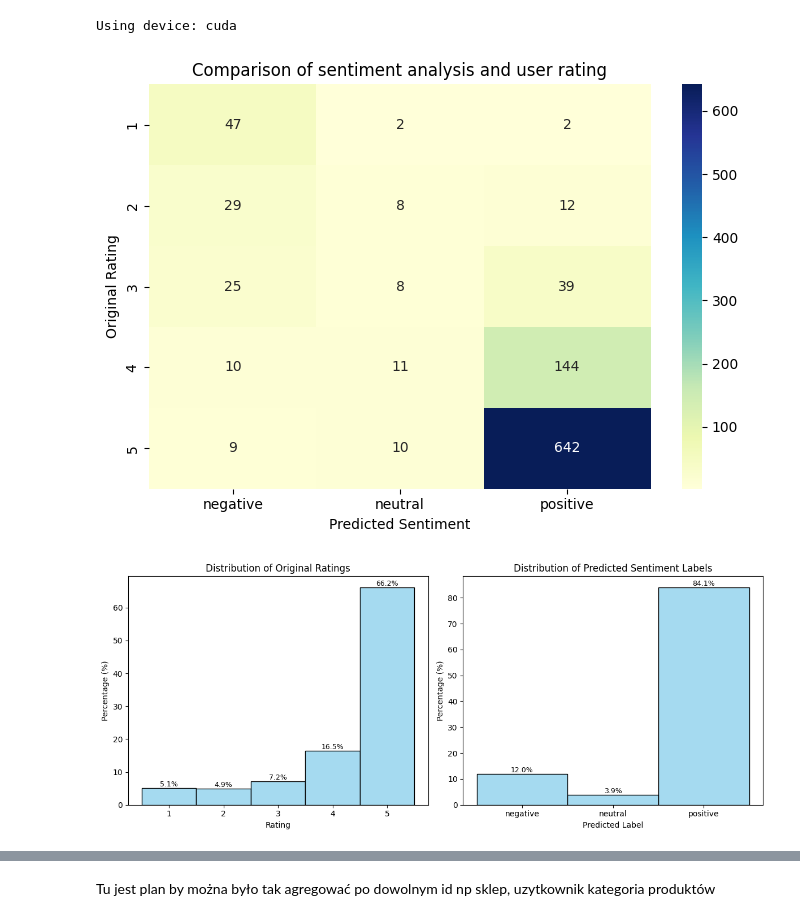
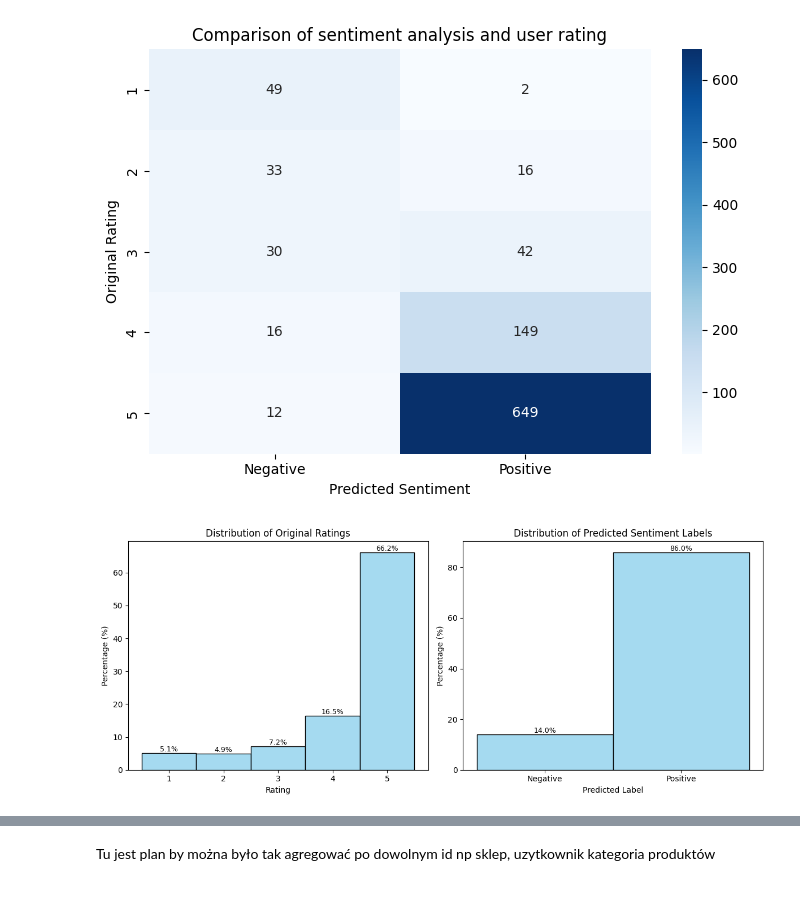
Before and after one commit to mikolaj2268/sentiment-app, a Jupyter notebook: sentiment_analysis_test.ipynb, the cells around one changed output, grey strips where cells are left out. Saved outputs shown, nothing was run; the diff lists cells and outputs as text; code cells hidden in the pictures.

```diff
--- a/sentiment_analysis_test.ipynb
+++ b/sentiment_analysis_test.ipynb
@@ -3,12 +3,10 @@ import pandas as pd
 import torch
 from transformers import AutoTokenizer, AutoModelForSequenceClassification
 from scipy.special import softmax
-from sklearn.metrics import confusion_matrix
 import seaborn as sns
 import matplotlib.pyplot as plt
 
 device = torch.device('cuda' if torch.cuda.is_available() else 'cpu')
-
 # Wczytanie modelu i tokenizerów
 MODEL = "cardiffnlp/twitter-roberta-base-sentiment"
 tokenizer = AutoTokenizer.from_pretrained(MODEL)
@@ -26,23 +24,21 @@ def classify_sentiment(text):
         output = model(**encoded_input)
     scores = output.logits[0].detach().cpu().numpy()
     scores = softmax(scores)
-    return labels[scores.argmax()]
+    return "Positive" if scores[0]< scores[2] else "Negative"
 
 df = df[df['review_text'].notnull()]
 df['predicted_label'] = df['review_text'].apply(classify_sentiment)
-# %% [output]
-Using device: cuda
 # %%
 pivot = pd.crosstab(df['rating'], df['predicted_label'])
 plt.figure(figsize=(7, 5))
-sns.heatmap(pivot, annot=True, fmt='d', cmap='YlGnBu')
+sns.heatmap(pivot, annot=True, fmt='d', cmap='Blues')
 plt.title('Comparison of sentiment analysis and user rating')
 plt.xlabel('Predicted Sentiment')
 plt.ylabel('Original Rating')
 plt.tight_layout()
 plt.show()
 # %% [output]
-[figure, old version]
+[figure, new version]
 # %%
 import seaborn as sns
 import matplotlib.pyplot as plt
@@ -64,7 +60,7 @@ for p in ax1.patches:
 
 # Histogram predykcji sentymentu (z normalizacją do procentów)
 plt.subplot(1, 2, 2)
-df['predicted_label'] = pd.Categorical(df['predicted_label'], categories=['negative', 'neutral', 'positive'], ordered=True)
+df['predicted_label'] = pd.Categorical(df['predicted_label'], categories=['Negative',  'Positive'], ordered=True)
 ax2 = sns.histplot(df['predicted_label'], stat='percent', color='skyblue')
 ax2.set_title('Distribution of Predicted Sentiment Labels')
 ax2.set_xlabel('Predicted Label')
@@ -78,7 +74,7 @@ for p in ax2.patches:
 plt.tight_layout()
 plt.show()
 # %% [output]
-[figure, old version]
+[figure, new version]
 # %%
 import pandas as pd
 import numpy as np
```
Also changed, not shown: parts of 3 cells of this notebook, 1 other file.
